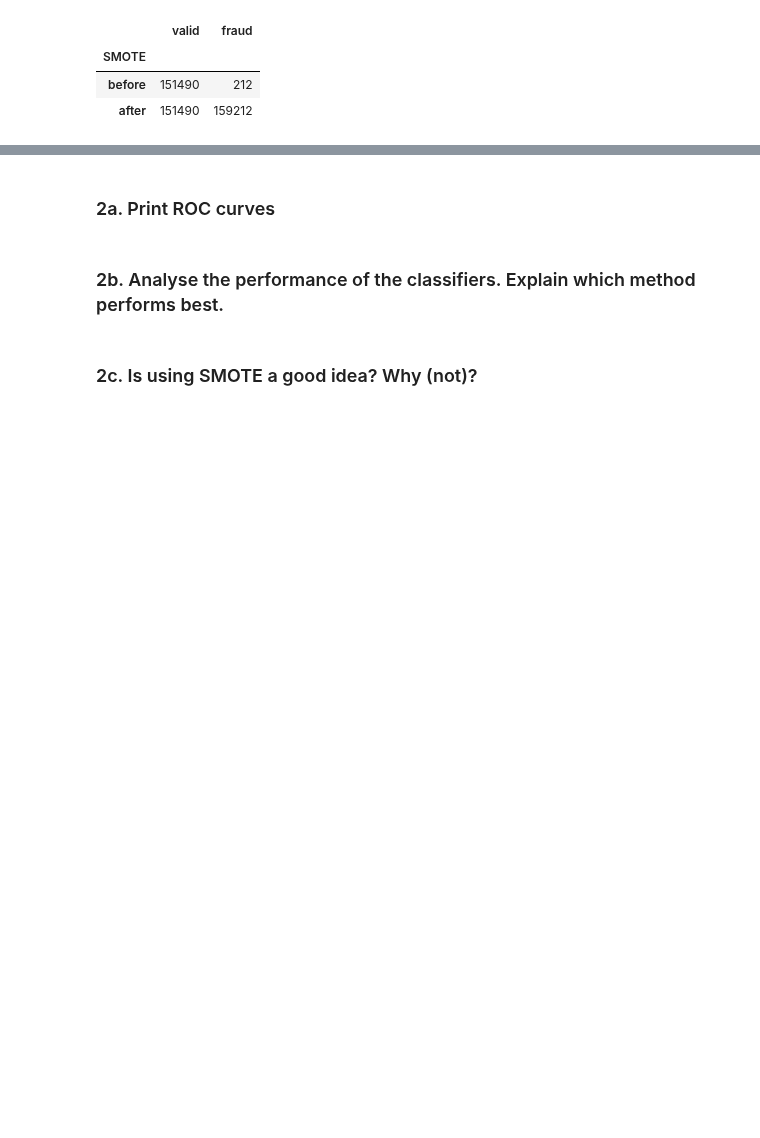
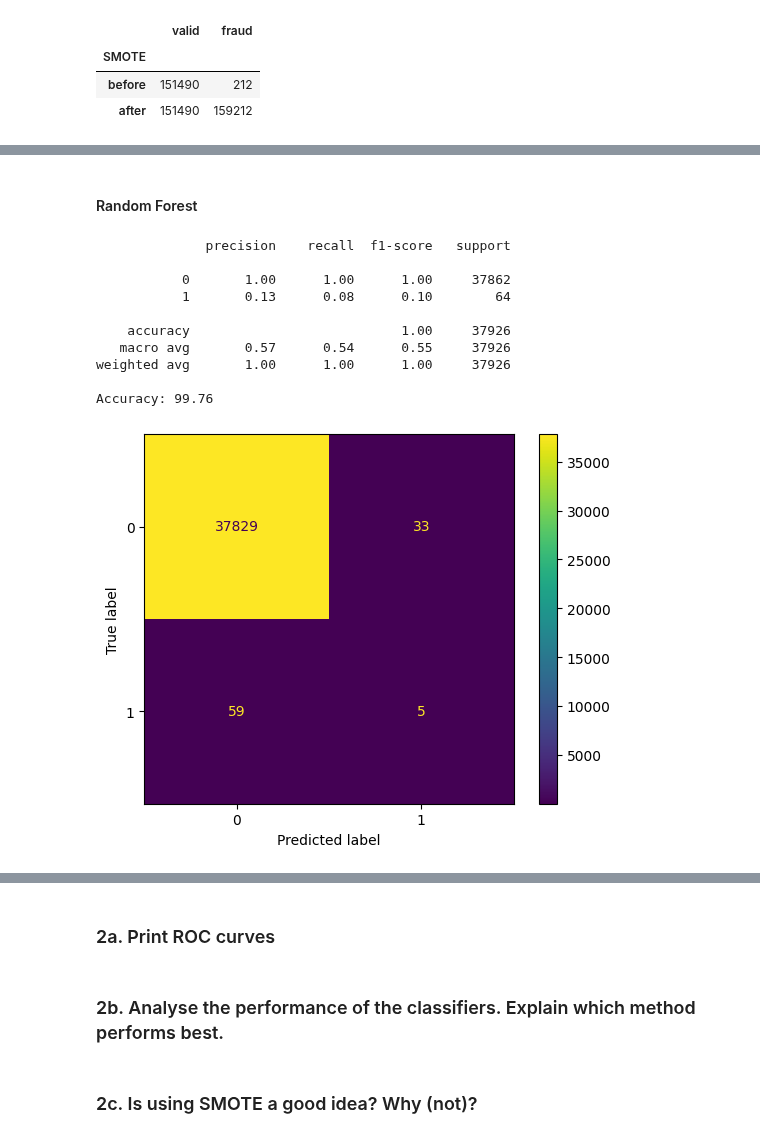
Before and after one commit to kbaran1998/CS4035-cyber-data, a Jupyter notebook: lab1/Lab1.ipynb, the cells around one changed output, grey strips where cells are left out. Drawn from its saved outputs; the diff is of its cells as text; code cells hidden in the pictures; blank space fills up the shorter version.

```diff
--- a/lab1/Lab1.ipynb
+++ b/lab1/Lab1.ipynb
@@ -704,0 +763,17 @@ results_smote_matrix
+# %% [markdown]
+#### Random Forest
+# %%
+forest_classifier = RandomForestClassifier(random_state=0, n_jobs=-1)
+forest_fpr, forest_tpr, forest_roc_auc = train_classifier_and_plot(forest_classifier, X_train, X_test, y_train, y_test)
+# %% [output]
+              precision    recall  f1-score   support
+
+           0       1.00      1.00      1.00     37862
+           1       0.13      0.08      0.10        64
+
+    accuracy                           1.00     37926
+   macro avg       0.57      0.54      0.55     37926
+weighted avg       1.00      1.00      1.00     37926
+
+Accuracy: 99.76
+[figure, added]
```
Also changed, not shown: parts of 9 cells of this notebook.
